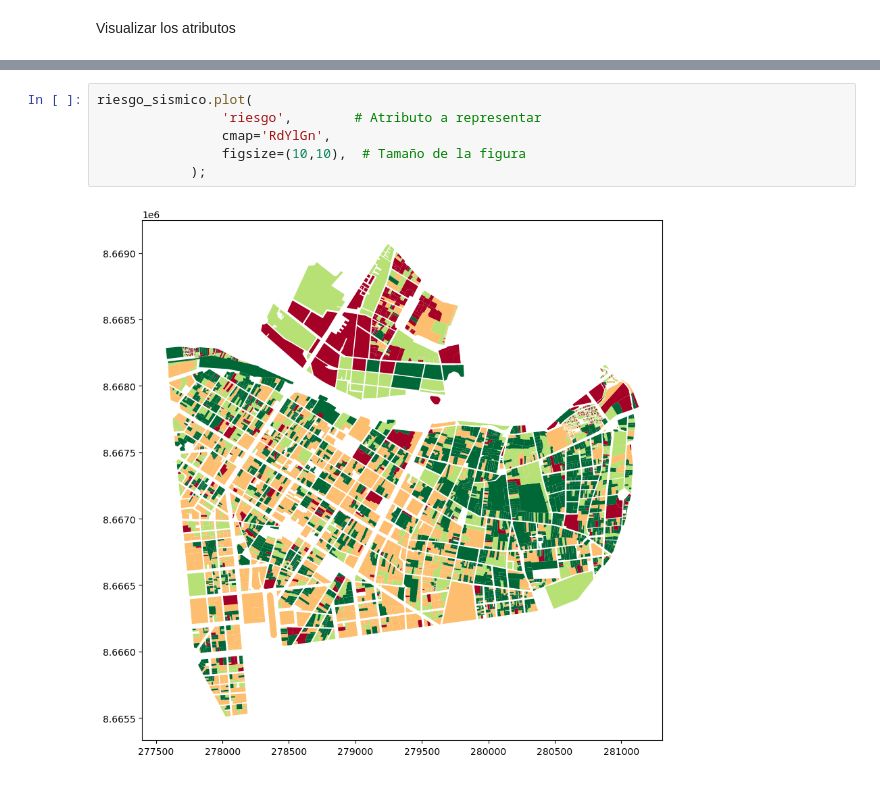
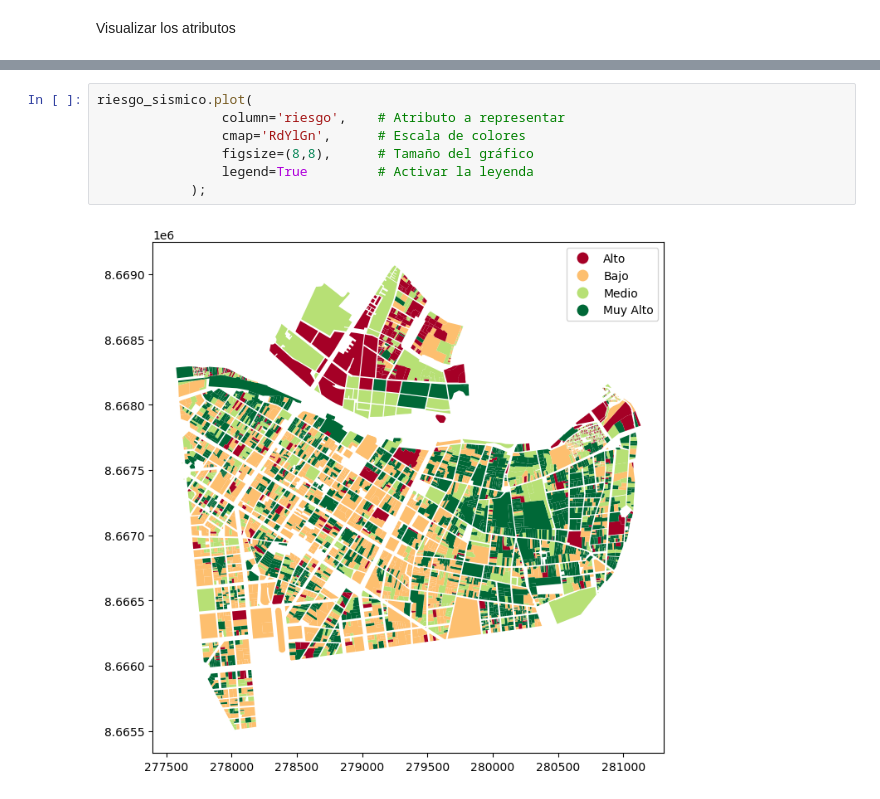
Before and after one commit to chlopezgis/book-geopython, a Jupyter notebook: _sources/static_maps.ipynb, the cells around one changed output, grey strips where cells are left out. Cells and saved outputs as stored; diff of their text form.

```diff
--- a/_sources/static_maps.ipynb
+++ b/_sources/static_maps.ipynb
@@ -36,8 +55,9 @@ riesgo_sismico.head(2)
 # %%
 riesgo_sismico.plot(
-                'riesgo',        # Atributo a representar
-                cmap='RdYlGn',
-                figsize=(10,10),  # Tamaño de la figura
+                column='riesgo',    # Atributo a representar
+                cmap='RdYlGn',      # Escala de colores
+                figsize=(8,8),      # Tamaño del gráfico
+                legend=True         # Activar la leyenda
             );
 # %% [output]
-[figure, old version]
+[figure, new version]
```
Also changed, not shown: parts of 1 cell of this notebook, 4 other files.
